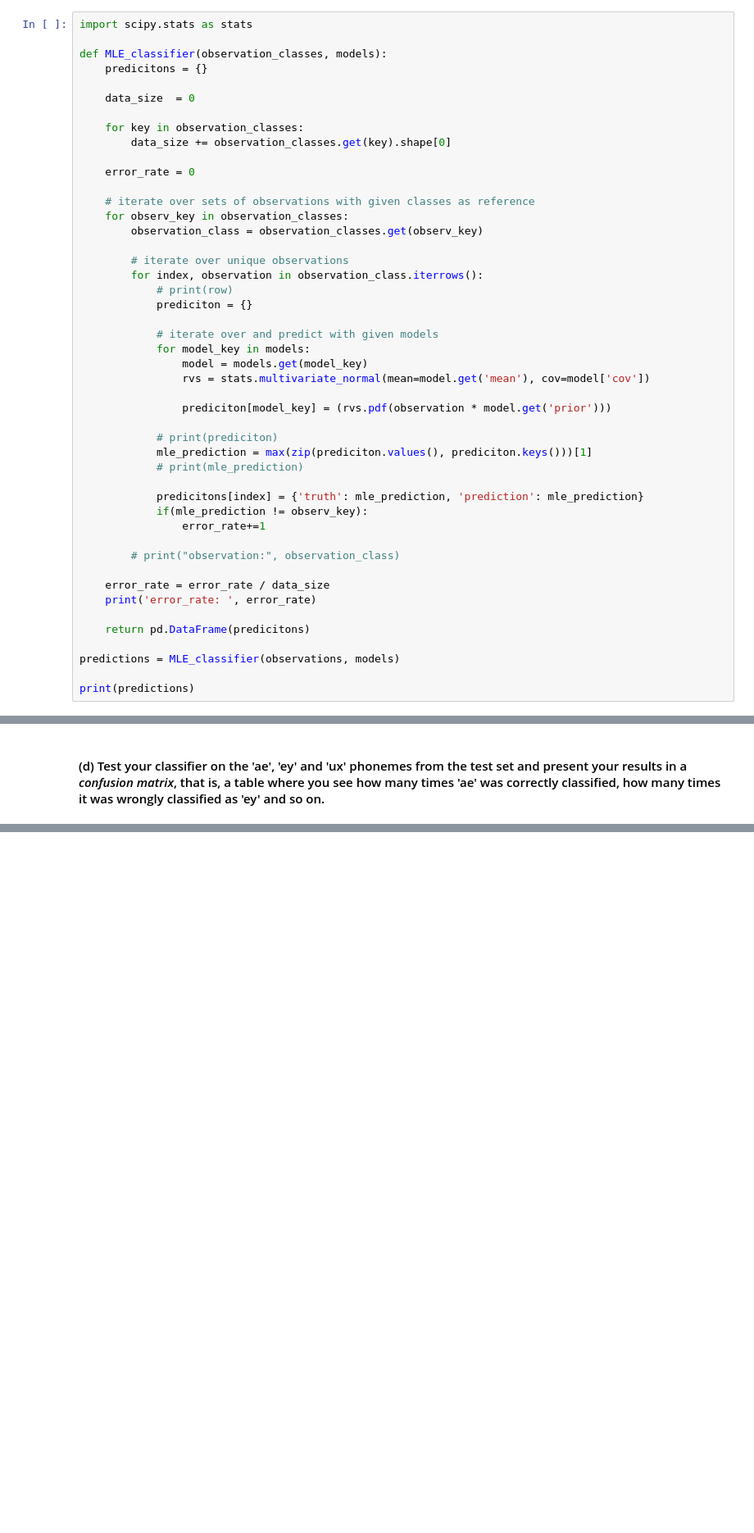
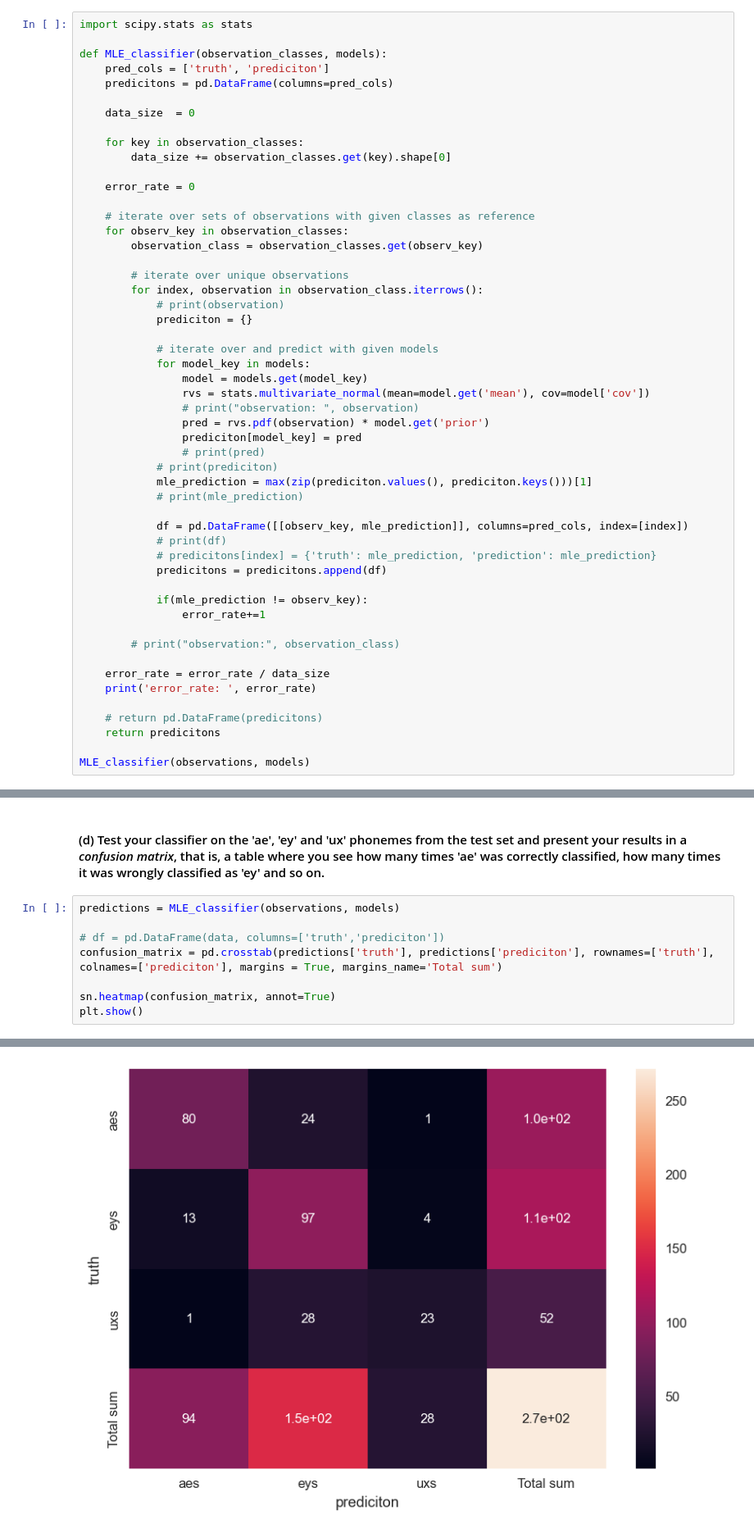
Before and after one commit to Eeaeau/TTT4185---ML-for-singnal-processing, a Jupyter notebook: Assignment 2/TTT4185_assignment_2_2021-10-02.ipynb, the cells around one changed output, grey strips where cells are left out. Shown at 82% size. Saved outputs shown, nothing was run; the diff lists cells and outputs as text; blank space fills up the shorter version.

Commit message:
Task 1e: Fixed classifier and added confusion matrices

```diff
--- a/Assignment 2/TTT4185_assignment_2_2021-10-02.ipynb
+++ b/Assignment 2/TTT4185_assignment_2_2021-10-02.ipynb
@@ -207,7 +185,8 @@ observations = {'aes': aes_test[['F1', 'F2']], 'eys': eys_test[['F1', 'F2']], 'u
 import scipy.stats as stats
 
 def MLE_classifier(observation_classes, models):
-    predicitons = {}
+    pred_cols = ['truth', 'prediciton']
+    predicitons = pd.DataFrame(columns=pred_cols)
 
     data_size  = 0
 
@@ -222,21 +201,26 @@ def MLE_classifier(observation_classes, models):
 
         # iterate over unique observations
         for index, observation in observation_class.iterrows():
-            # print(row)
+            # print(observation)
             prediciton = {}
 
             # iterate over and predict with given models
             for model_key in models:
                 model = models.get(model_key)
                 rvs = stats.multivariate_normal(mean=model.get('mean'), cov=model['cov'])
-
-                prediciton[model_key] = (rvs.pdf(observation * model.get('prior')))
-
+                # print("observation: ", observation)
+                pred = rvs.pdf(observation) * model.get('prior')
+                prediciton[model_key] = pred
+                # print(pred)
             # print(prediciton)
             mle_prediction = max(zip(prediciton.values(), prediciton.keys()))[1]
             # print(mle_prediction)
 
-            predicitons[index] = {'truth': mle_prediction, 'prediction': mle_prediction}
+            df = pd.DataFrame([[observ_key, mle_prediction]], columns=pred_cols, index=[index])
+            # print(df)
+            # predicitons[index] = {'truth': mle_prediction, 'prediction': mle_prediction}
+            predicitons = predicitons.append(df)
+
             if(mle_prediction != observ_key):
                 error_rate+=1
 
@@ -245,9 +229,8 @@ def MLE_classifier(observation_classes, models):
     error_rate = error_rate / data_size
     print('error_rate: ', error_rate)
 
-    return pd.DataFrame(predicitons)
+    # return pd.DataFrame(predicitons)
+    return predicitons
 
-predictions = MLE_classifier(observations, models)
-
-print(predictions)
+MLE_classifier(observations, models)
 # %% [output]
@@ -366,3 +352,12 @@ plt.show()
 *Try:* Plot the decision regions for the Bayesian classifier. Tips: Calculate the posterior for each class, use the `numpy.argmax` function to get the decision regions, and `matplotlib.pyplot.contourf` to plot them.
 # %% [markdown]
 #### (d) Test your classifier on the 'ae', 'ey' and 'ux' phonemes from the test set and present your results in a _confusion matrix_, that is, a table where you see how many times 'ae' was correctly classified, how many times it was wrongly classified as 'ey' and so on.
+# %%
+predictions = MLE_classifier(observations, models)
+
+# df = pd.DataFrame(data, columns=['truth','prediciton'])
+confusion_matrix = pd.crosstab(predictions['truth'], predictions['prediciton'], rownames=['truth'], colnames=['prediciton'], margins = True, margins_name='Total sum')
+
+sn.heatmap(confusion_matrix, annot=True)
+plt.show()
+# %% [output]
@@ -369,2 +365,3 @@ plt.show()
+[figure, added]
 # %% [markdown]
 #### (e) Extend your classifier to include the features "F1"-"F4" and compare the results with those in (d). Finally use all available information "F1"-"F4" and "B1-B4". How does the performance of this classifier compare with the simpler classifiers using fewer features?
```
Also changed, not shown: parts of 22 cells of this notebook.
